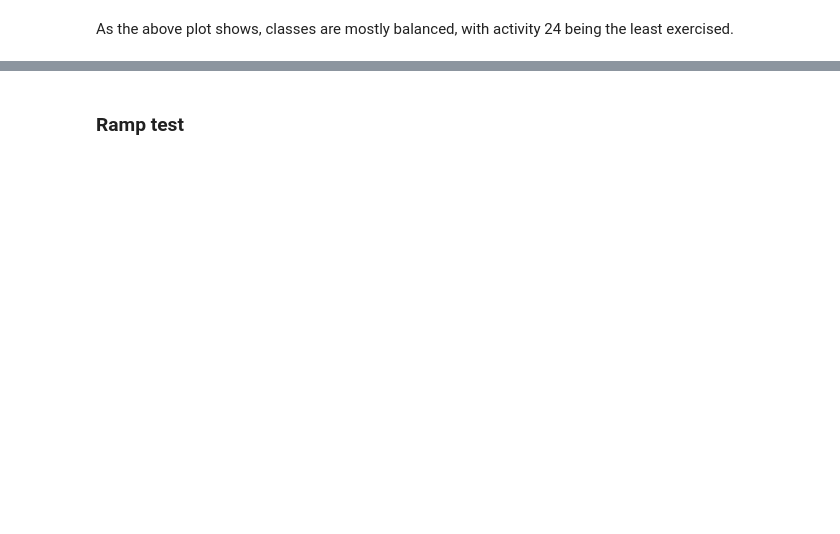
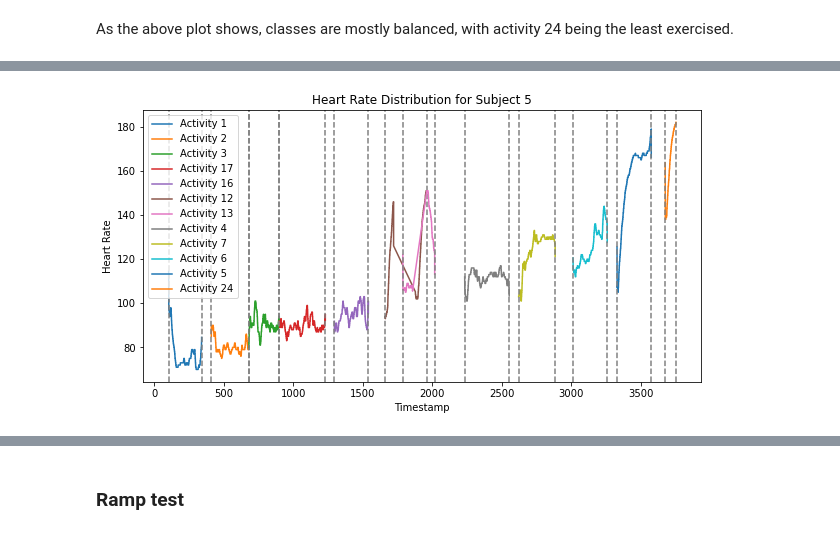
Before and after one commit to xAhmad1/PhysicalActivityDetection, a Jupyter notebook: Starting_notebook.ipynb, the cells around one changed output, grey strips where cells are left out. Cells and saved outputs as stored; diff of their text form; code cells hidden in the pictures; blank space fills up the shorter version.

```diff
--- a/Starting_notebook.ipynb
+++ b/Starting_notebook.ipynb
@@ -157,0 +306,24 @@ As the above plot shows, classes are mostly balanced, with activity 24 being the
+# %%
+def plot_hr_distribution(dataframe, subject_id):
+    subset = dataframe[dataframe.subject_id == subject_id]
+    activity_ids = subset.activityID.unique()
+    fig, ax = plt.subplots(figsize=(10, 5))
+    for activity_id in activity_ids:
+        activity_subset = subset[subset.activityID == activity_id]
+        ax.plot(activity_subset.timestamp, activity_subset.heartrate, label=f"Activity {activity_id}")
+        start_times = activity_subset[activity_subset.activityID.diff() != 0].timestamp.tolist()
+        for start_time in start_times:
+            ax.axvline(x=start_time, linestyle='--', color='gray')
+        end_times = activity_subset[activity_subset.activityID.diff(periods=-1) != 0].timestamp.tolist()
+        for end_time in end_times:
+            ax.axvline(x=end_time, linestyle='--', color='gray')
+    ax.set_xlabel("Timestamp")
+    ax.set_ylabel("Heart Rate")
+    ax.set_title(f"Heart Rate Distribution for Subject {subject_id}")
+    ax.legend()
+    plt.show()
+# %%
+subject_id=5
+plot_hr_distribution(concat_data, subject_id)
+# %% [output]
+[figure, added]
```
Also changed, not shown: parts of 32 cells of this notebook, 2 other files.
